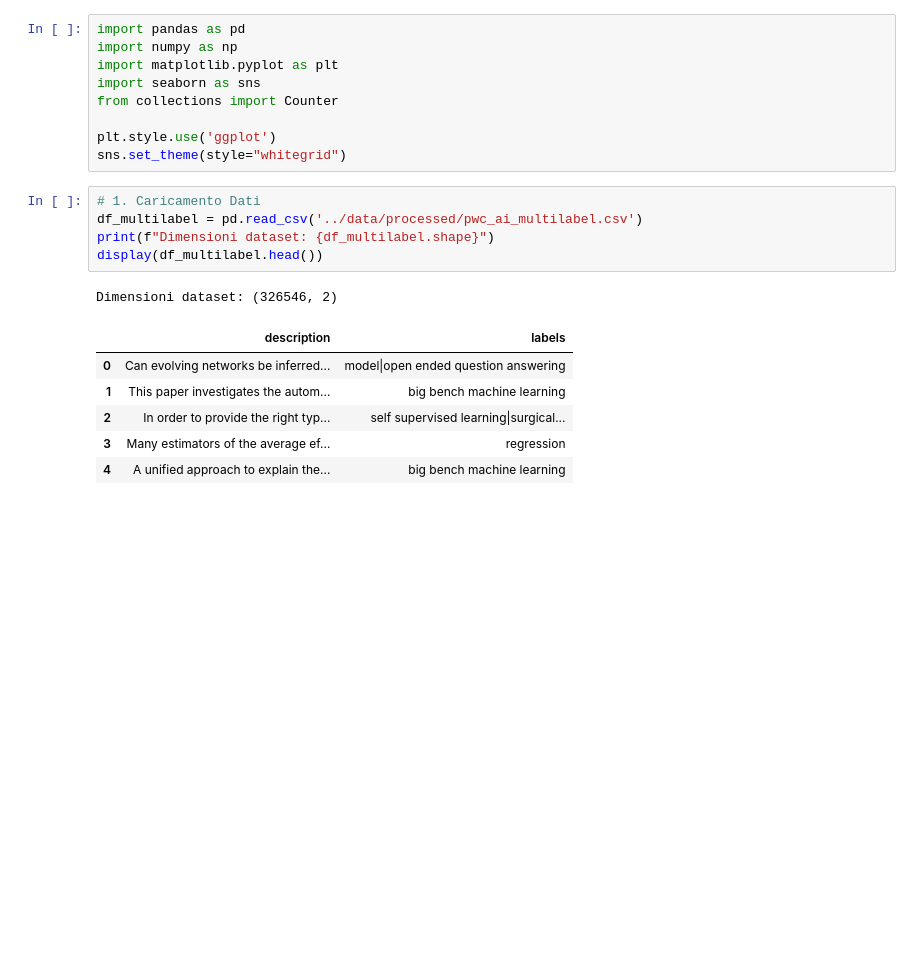
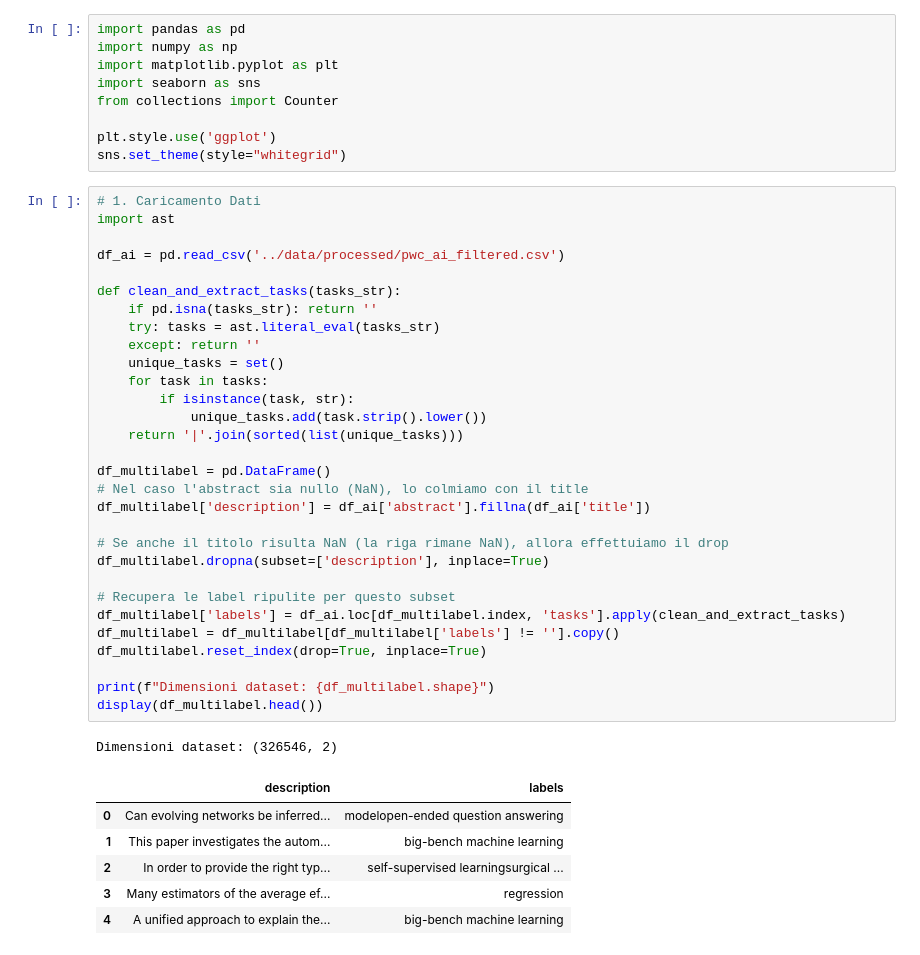
Before and after one commit to Vinello28/open-data-analytics, a Jupyter notebook: notebooks/09_eda_pwc_multilabel.ipynb, the cells around one changed output. Saved outputs shown, nothing was run; the diff lists cells and outputs as text; blank space fills up the shorter version.

```diff
--- a/notebooks/09_eda_pwc_multilabel.ipynb
+++ b/notebooks/09_eda_pwc_multilabel.ipynb
@@ -13,17 +13,42 @@ plt.style.use('ggplot')
 sns.set_theme(style="whitegrid")
 # %%
 # 1. Caricamento Dati
-df_multilabel = pd.read_csv('../data/processed/pwc_ai_multilabel.csv')
+import ast
+
+df_ai = pd.read_csv('../data/processed/pwc_ai_filtered.csv')
+
+def clean_and_extract_tasks(tasks_str):
+    if pd.isna(tasks_str): return ''
+    try: tasks = ast.literal_eval(tasks_str)
+    except: return ''
+    unique_tasks = set()
+    for task in tasks:
+        if isinstance(task, str):
+            unique_tasks.add(task.strip().lower())
+    return '|'.join(sorted(list(unique_tasks)))
+
+df_multilabel = pd.DataFrame()
+# Nel caso l'abstract sia nullo (NaN), lo colmiamo con il title
+df_multilabel['description'] = df_ai['abstract'].fillna(df_ai['title'])
+
+# Se anche il titolo risulta NaN (la riga rimane NaN), allora effettuiamo il drop
+df_multilabel.dropna(subset=['description'], inplace=True)
+
+# Recupera le label ripulite per questo subset
+df_multilabel['labels'] = df_ai.loc[df_multilabel.index, 'tasks'].apply(clean_and_extract_tasks)
+df_multilabel = df_multilabel[df_multilabel['labels'] != ''].copy()
+df_multilabel.reset_index(drop=True, inplace=True)
+
 print(f"Dimensioni dataset: {df_multilabel.shape}")
 display(df_multilabel.head())
 # %% [output]
 Dimensioni dataset: (326546, 2)
 |  | description | labels |
-| 0 | Can evolving networks be inferred... | model|open ended question answering |
-| 1 | This paper investigates the autom... | big bench machine learning |
-| 2 | In order to provide the right typ... | self supervised learning|surgical... |
+| 0 | Can evolving networks be inferred... | modelopen-ended question answering |
+| 1 | This paper investigates the autom... | big-bench machine learning |
+| 2 | In order to provide the right typ... | self-supervised learningsurgical ... |
 | 3 | Many estimators of the average ef... | regression |
-| 4 | A unified approach to explain the... | big bench machine learning |
+| 4 | A unified approach to explain the... | big-bench machine learning |
 # %%
 # 2. Parsing delle Label
 # Creiamo una lista di label per ogni record dividendo per '|'
```
Also changed, not shown: parts of 14 cells of this notebook, 3 other files.
